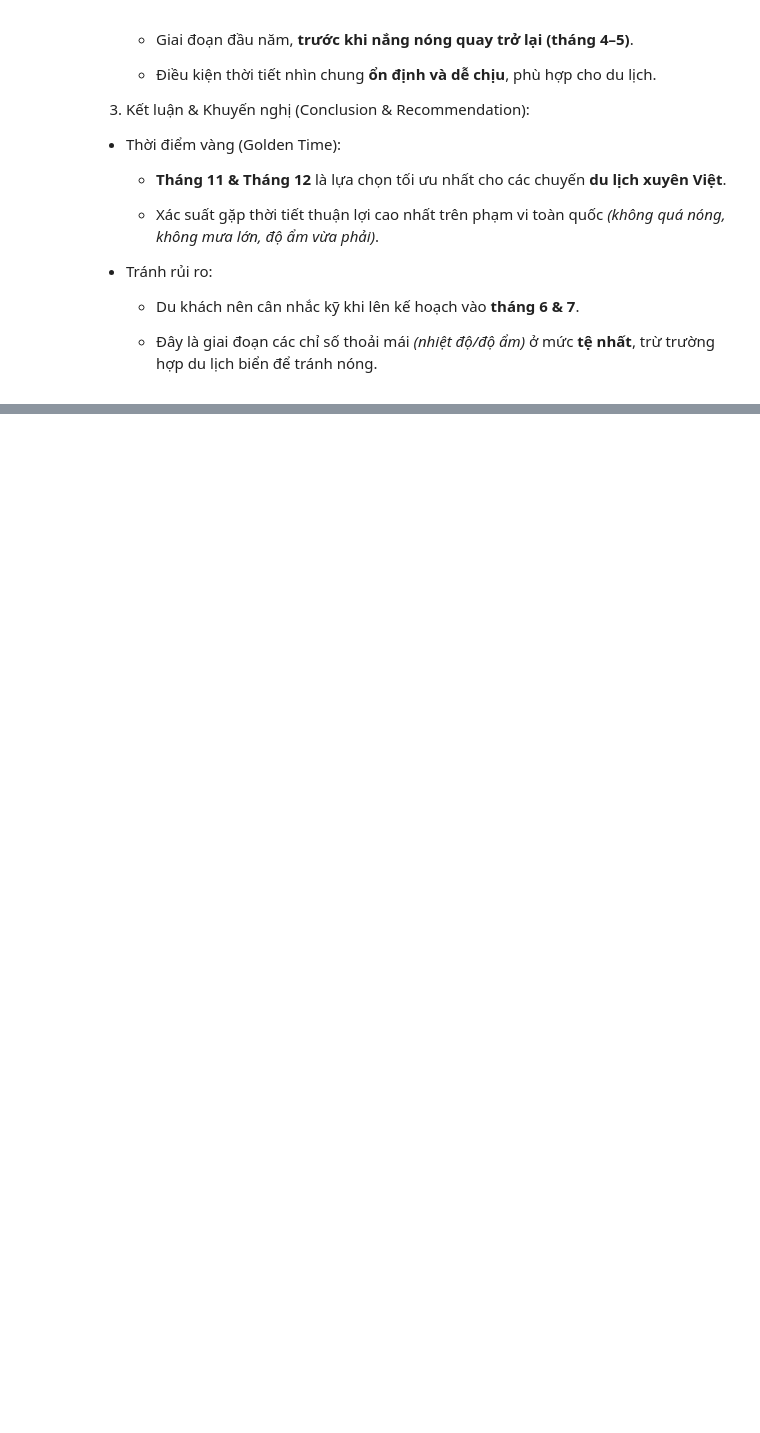
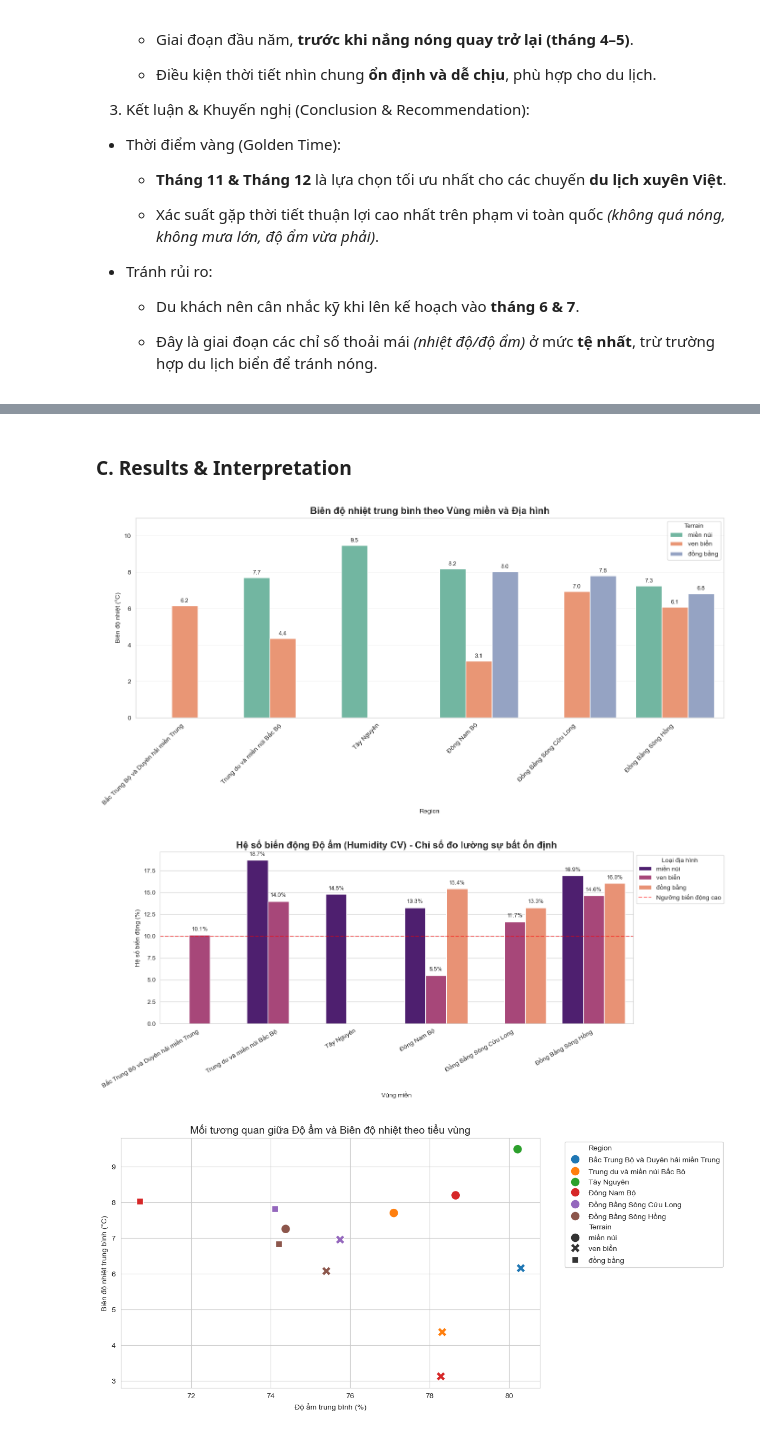
Before and after one commit to DucPhuc1/ProgrammingForDS, a Jupyter notebook: weatherVN.ipynb, the cells around one changed output, grey strips where cells are left out. Drawn from its saved outputs; the diff is of its cells as text; code cells hidden in the pictures; blank space fills up the shorter version.

```diff
--- a/weatherVN.ipynb
+++ b/weatherVN.ipynb
@@ -2696,0 +2768,9 @@ plt.show()
+# %%
+# Tính Hệ số biến động của Độ ẩm (đo lường mức độ biến động % )
+region_terrain_stats['Humidity_CV'] = (region_terrain_stats['Std_Humidity'] / region_terrain_stats['Avg_Humidity']) * 100
+
+# Sắp xếp để tìm ra tiểu vùng có biên độ nhiệt thấp và độ ẩm ổn định nhất
+stable_zones = region_terrain_stats.sort_values(by=['Avg_DTR', 'Humidity_CV'])
+
+print("Top 10 khu vực có khí hậu ổn định nhất:")
+display(stable_zones.head(10))
@@ -2696,0 +2790,54 @@ plt.show()
+# %% [markdown]
+### C. Results & Interpretation
+# %%
+# Biểu đồ 1: So sánh Biên độ nhiệt theo Vùng và Địa hình
+plt.figure(figsize=(14, 7))
+
+# Gán biểu đồ vào biến 'ax' để thao tác thêm số liệu
+ax = sns.barplot(data=region_terrain_stats, x='Region', y='Avg_DTR', hue='Terrain', palette='Set2')
+
+# Thêm số liệu trên từng cột
+for container in ax.containers:
+    ax.bar_label(container, fmt='%.1f', padding=3, fontsize=9)
+
+plt.xticks(rotation=45, ha='right')
+plt.title('Biên độ nhiệt trung bình theo Vùng miền và Địa hình', fontsize=15, fontweight='bold')
+plt.ylabel('Biên độ nhiệt (°C)')
+plt.grid(axis='y', alpha=0.3)
+
+# Nới rộng khoảng cách phía trên để không bị mất số liệu ở các cột cao nhất
+plt.ylim(0, region_terrain_stats['Avg_DTR'].max() + 1.5)
+
+plt.tight_layout()
+plt.show()
+
+# Biểu đồ 2: BIẾN ĐỘNG ĐỘ ẨM (CV)
+plt.figure(figsize=(14, 6))
+ax2 = sns.barplot(data=region_terrain_stats, x='Region', y='Humidity_CV', hue='Terrain', palette='magma')
+plt.title('Hệ số biến động Độ ẩm (Humidity CV) - Chỉ số đo lường sự bất ổn định', fontsize=15, fontweight='bold')
+plt.xlabel('Vùng miền')
+plt.ylabel('Hệ số biến động (%)')
+plt.xticks(rotation=30, ha='right')
+plt.axhline(10, ls='--', color='red', alpha=0.5, label='Ngưỡng biến động cao') # Đường tham chiếu
+plt.legend(title='Loại địa hình', bbox_to_anchor=(1, 1))
+
+for p in ax2.patches:
+    if p.get_height() > 0:
+        ax2.annotate(format(p.get_height(), '.1f') + '%', (p.get_x() + p.get_width() / 2., p.get_height()),
+                     ha='center', va='center', xytext=(0, 9), textcoords='offset points', fontsize=9)
+plt.tight_layout()
+plt.show()
+
+# Biểu đồ 3: Scatter plot thể hiện sự tương quan giữa Độ ẩm và Biên độ nhiệt
+plt.figure(figsize=(10, 6))
+sns.scatterplot(data=region_terrain_stats, x='Avg_Humidity', y='Avg_DTR',
+                hue='Region', style='Terrain', s=150)
+plt.title('Mối tương quan giữa Độ ẩm và Biên độ nhiệt theo tiểu vùng', fontsize=14)
+plt.xlabel('Độ ẩm trung bình (%)')
+plt.ylabel('Biên độ nhiệt trung bình (°C)')
+plt.legend(bbox_to_anchor=(1.05, 1), loc='upper left')
+plt.show()
+# %% [output]
+[figure, added]
+[figure, added]
+[figure, added]
```
Also changed, not shown: parts of 24 cells of this notebook.
